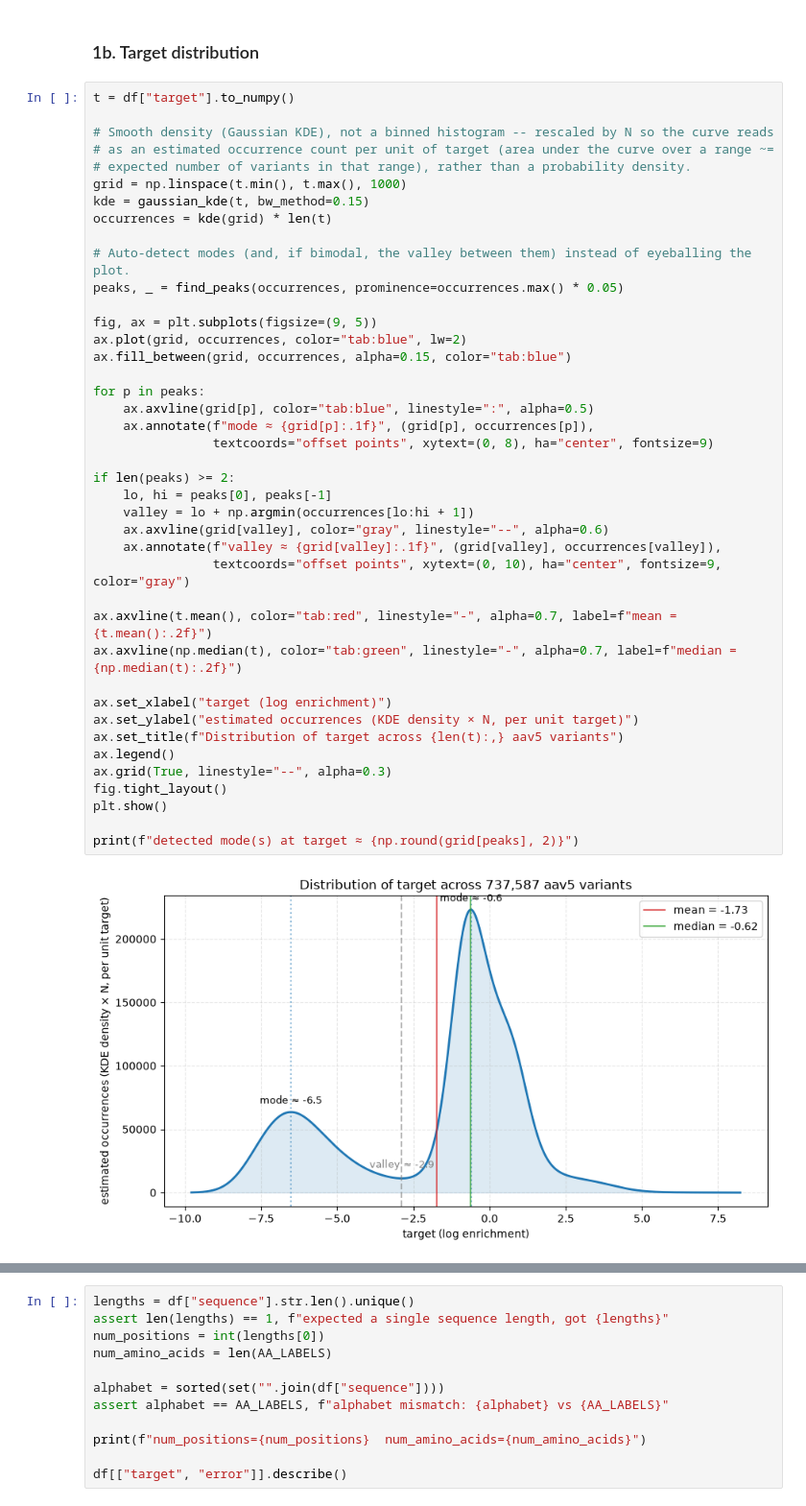
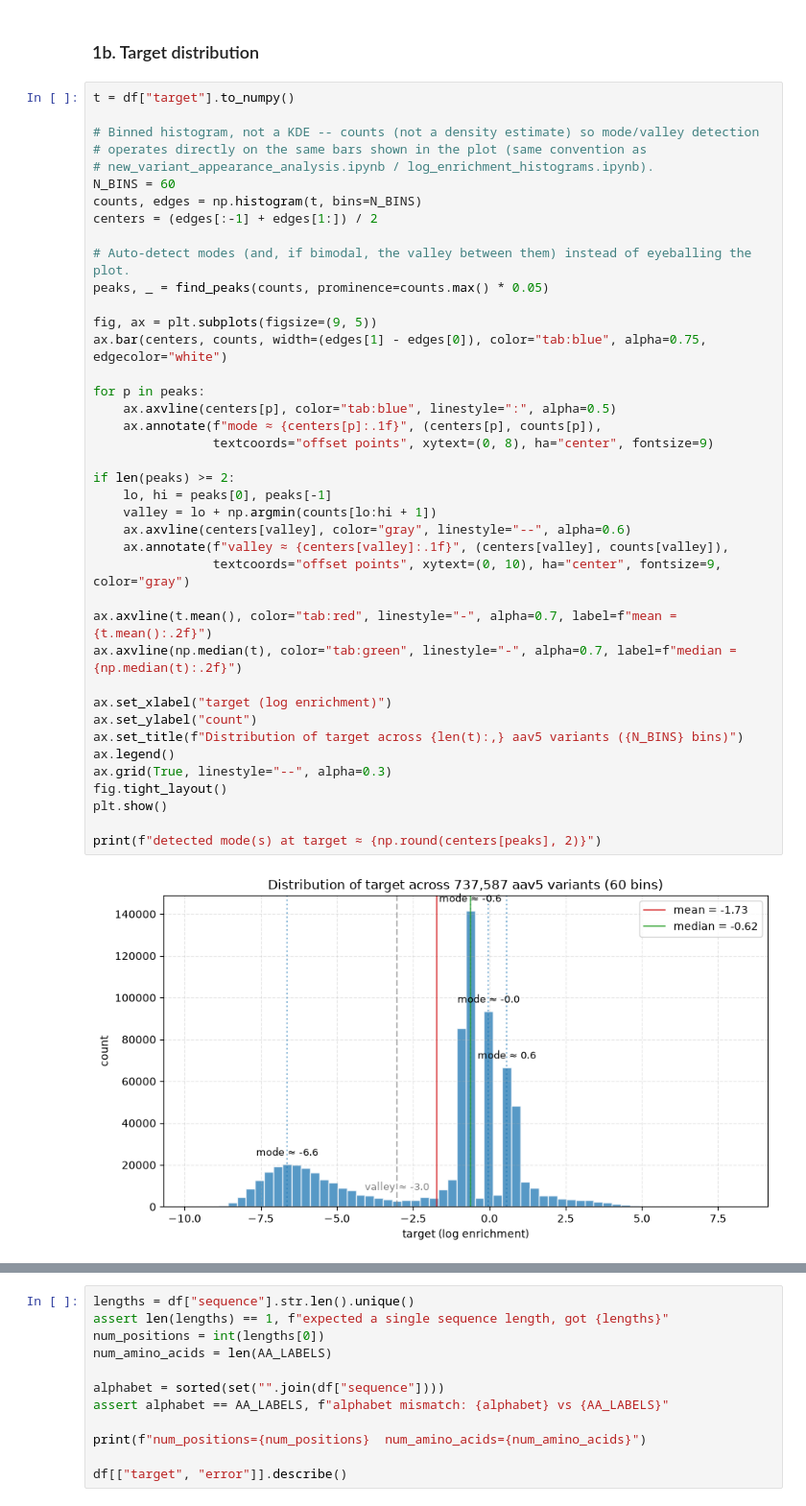
Before and after one commit to merlin-cc/Directed-Evolution-loop, a Jupyter notebook: Modelization_V1/notebooks/aav_viability_test/AAV5_profile_model.ipynb, the cells around one changed output, grey strips where cells are left out. Shown at 96% size. Saved outputs shown, nothing was run; the diff lists cells and outputs as text.

```diff
--- a/Modelization_V1/notebooks/aav_viability_test/AAV5_profile_model.ipynb
+++ b/Modelization_V1/notebooks/aav_viability_test/AAV5_profile_model.ipynb
@@ -78,43 +78,42 @@ df.head()
 # %%
 t = df["target"].to_numpy()
 
-# Smooth density (Gaussian KDE), not a binned histogram -- rescaled by N so the curve reads
-# as an estimated occurrence count per unit of target (area under the curve over a range ~=
-# expected number of variants in that range), rather than a probability density.
-grid = np.linspace(t.min(), t.max(), 1000)
-kde = gaussian_kde(t, bw_method=0.15)
-occurrences = kde(grid) * len(t)
+# Binned histogram, not a KDE -- counts (not a density estimate) so mode/valley detection
+# operates directly on the same bars shown in the plot (same convention as
+# new_variant_appearance_analysis.ipynb / log_enrichment_histograms.ipynb).
+N_BINS = 60
+counts, edges = np.histogram(t, bins=N_BINS)
+centers = (edges[:-1] + edges[1:]) / 2
 
 # Auto-detect modes (and, if bimodal, the valley between them) instead of eyeballing the plot.
-peaks, _ = find_peaks(occurrences, prominence=occurrences.max() * 0.05)
+peaks, _ = find_peaks(counts, prominence=counts.max() * 0.05)
 
 fig, ax = plt.subplots(figsize=(9, 5))
-ax.plot(grid, occurrences, color="tab:blue", lw=2)
-ax.fill_between(grid, occurrences, alpha=0.15, color="tab:blue")
+ax.bar(centers, counts, width=(edges[1] - edges[0]), color="tab:blue", alpha=0.75, edgecolor="white")
 
 for p in peaks:
-    ax.axvline(grid[p], color="tab:blue", linestyle=":", alpha=0.5)
-    ax.annotate(f"mode ≈ {grid[p]:.1f}", (grid[p], occurrences[p]),
+    ax.axvline(centers[p], color="tab:blue", linestyle=":", alpha=0.5)
+    ax.annotate(f"mode ≈ {centers[p]:.1f}", (centers[p], counts[p]),
                 textcoords="offset points", xytext=(0, 8), ha="center", fontsize=9)
 
 if len(peaks) >= 2:
     lo, hi = peaks[0], peaks[-1]
-    valley = lo + np.argmin(occurrences[lo:hi + 1])
-    ax.axvline(grid[valley], color="gray", linestyle="--", alpha=0.6)
-    ax.annotate(f"valley ≈ {grid[valley]:.1f}", (grid[valley], occurrences[valley]),
+    valley = lo + np.argmin(counts[lo:hi + 1])
+    ax.axvline(centers[valley], color="gray", linestyle="--", alpha=0.6)
+    ax.annotate(f"valley ≈ {centers[valley]:.1f}", (centers[valley], counts[valley]),
                 textcoords="offset points", xytext=(0, 10), ha="center", fontsize=9, color="gray")
 
 ax.axvline(t.mean(), color="tab:red", linestyle="-", alpha=0.7, label=f"mean = {t.mean():.2f}")
 ax.axvline(np.median(t), color="tab:green", linestyle="-", alpha=0.7, label=f"median = {np.median(t):.2f}")
 
 ax.set_xlabel("target (log enrichment)")
-ax.set_ylabel("estimated occurrences (KDE density × N, per unit target)")
-ax.set_title(f"Distribution of target across {len(t):,} aav5 variants")
+ax.set_ylabel("count")
+ax.set_title(f"Distribution of target across {len(t):,} aav5 variants ({N_BINS} bins)")
 ax.legend()
 ax.grid(True, linestyle="--", alpha=0.3)
 fig.tight_layout()
 plt.show()
 
-print(f"detected mode(s) at target ≈ {np.round(grid[peaks], 2)}")
+print(f"detected mode(s) at target ≈ {np.round(centers[peaks], 2)}")
 # %% [output]
-[figure, old version]
+[figure, new version]
```
Also changed, not shown: parts of 10 cells of this notebook, 19 other files.
